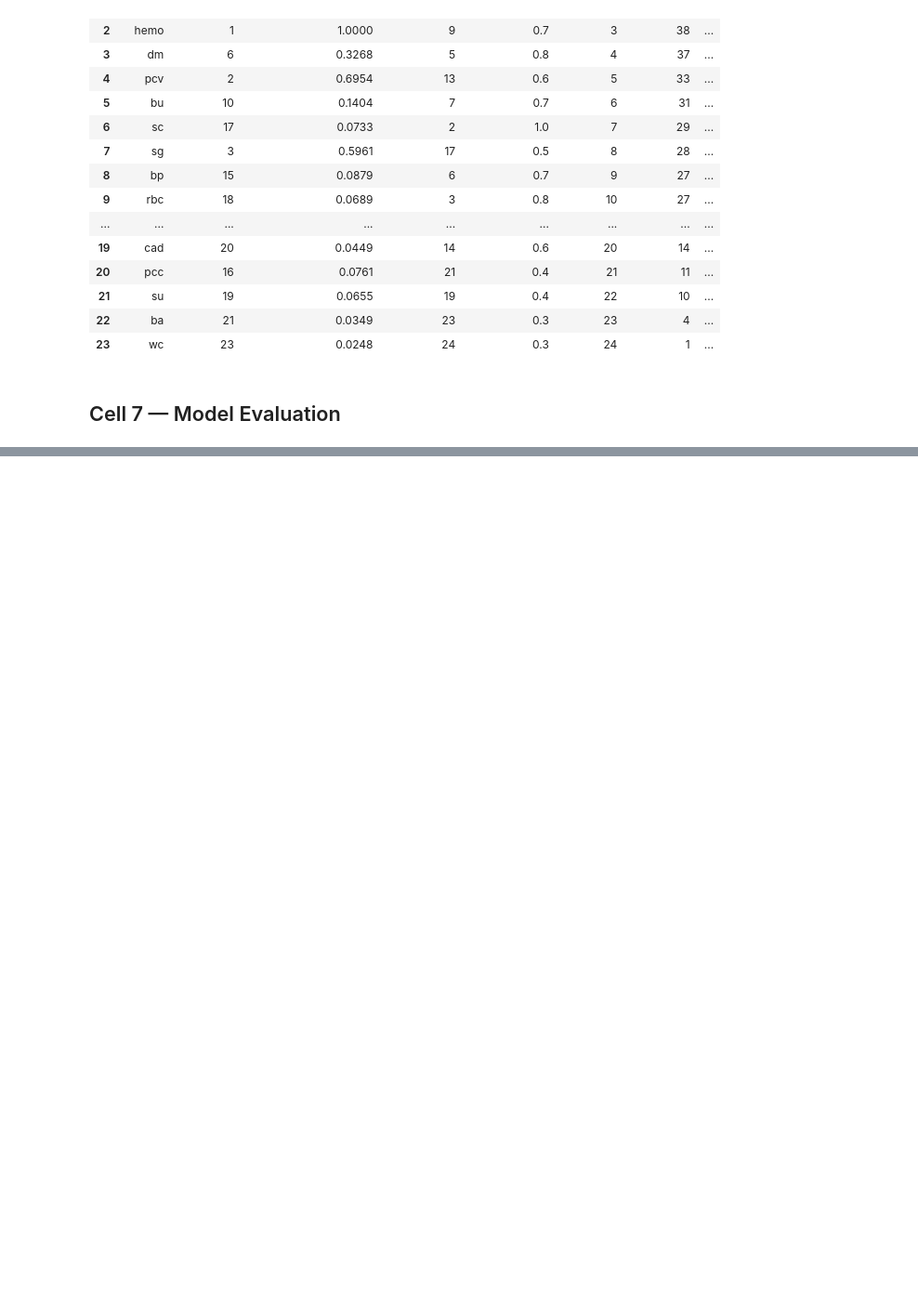
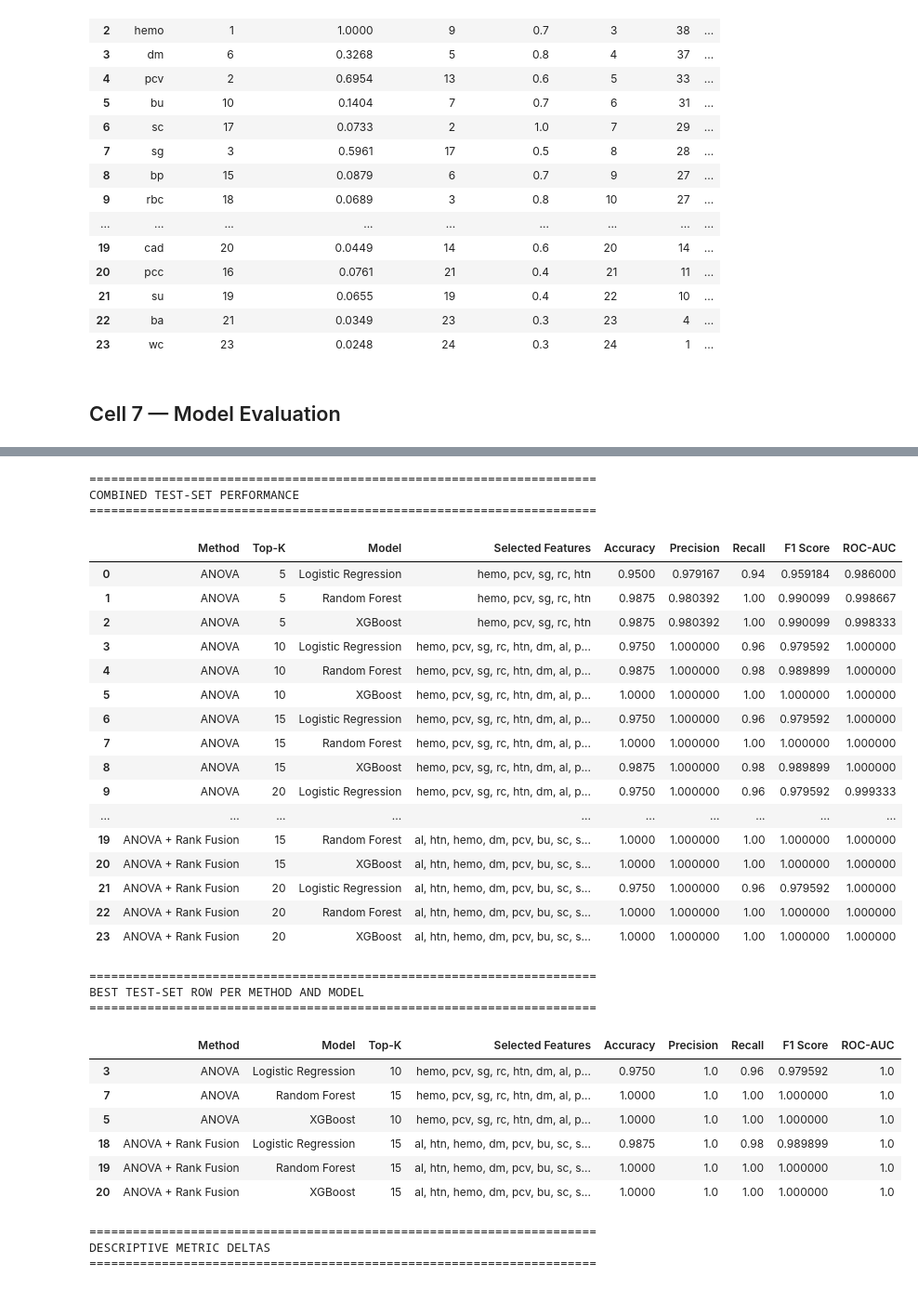
Before and after one commit to anandha-3679/msc_research, a Jupyter notebook: notebooks/angel/CKD/ckd_anova.ipynb, the cells around one changed output, grey strips where cells are left out. Shown at 93% size. Drawn from its saved outputs; the diff is of its cells as text; code cells hidden in the pictures; blank space fills up the shorter version.

```diff
--- a/notebooks/angel/CKD/ckd_anova.ipynb
+++ b/notebooks/angel/CKD/ckd_anova.ipynb
@@ -982,0 +1001,77 @@ Top-K Same: False
+# %%
+# =============================================================================
+# AGGREGATED RANK FUSION FINDINGS
+# =============================================================================
+
+# Keep the displayed method name aligned with this notebook's actual experiment.
+rank_fusion_results_df = rankfusion_results_df.copy()
+rank_fusion_results_df["Method"] = "ANOVA + Rank Fusion"
+
+comparison_df = pd.concat(
+    [results_df, rank_fusion_results_df],
+    ignore_index=True
+)
+
+metric_cols = ["Accuracy", "Precision", "Recall", "F1 Score", "ROC-AUC"]
+
+print("=" * 70)
+print("COMBINED TEST-SET PERFORMANCE")
+print("=" * 70)
+display(comparison_df)
+
+best_rows = (
+    comparison_df
+    .sort_values(metric_cols, ascending=False)
+    .groupby(["Method", "Model"], as_index=False)
+    .head(1)
+    .sort_values(["Method", "Model"])
+)
+
+print("=" * 70)
+print("BEST TEST-SET ROW PER METHOD AND MODEL")
+print("=" * 70)
+display(best_rows[["Method", "Model", "Top-K", "Selected Features"] + metric_cols])
+
+baseline_metrics = results_df.set_index(["Top-K", "Model"])[metric_cols]
+rank_fusion_metrics = rank_fusion_results_df.set_index(["Top-K", "Model"])[metric_cols]
+metric_delta = (rank_fusion_metrics - baseline_metrics).reset_index()
+metric_delta.insert(0, "Comparison", "Rank Fusion - ANOVA")
+
+print("=" * 70)
+print("DESCRIPTIVE METRIC DELTAS")
+print("=" * 70)
+display(metric_delta)
+# %% [output]
+======================================================================
+COMBINED TEST-SET PERFORMANCE
+======================================================================
+|  | Method | Top-K | Model | Selected Features | Accuracy | Precision | Recall | F1 Score | ROC-AUC |
+| 0 | ANOVA | 5 | Logistic Regression | hemo, pcv, sg, rc, htn | 0.9500 | 0.979167 | 0.94 | 0.959184 | 0.986000 |
+| 1 | ANOVA | 5 | Random Forest | hemo, pcv, sg, rc, htn | 0.9875 | 0.980392 | 1.00 | 0.990099 | 0.998667 |
+| 2 | ANOVA | 5 | XGBoost | hemo, pcv, sg, rc, htn | 0.9875 | 0.980392 | 1.00 | 0.990099 | 0.998333 |
+| 3 | ANOVA | 10 | Logistic Regression | hemo, pcv, sg, rc, htn, dm, al, p... | 0.9750 | 1.000000 | 0.96 | 0.979592 | 1.000000 |
+| 4 | ANOVA | 10 | Random Forest | hemo, pcv, sg, rc, htn, dm, al, p... | 0.9875 | 1.000000 | 0.98 | 0.989899 | 1.000000 |
+| 5 | ANOVA | 10 | XGBoost | hemo, pcv, sg, rc, htn, dm, al, p... | 1.0000 | 1.000000 | 1.00 | 1.000000 | 1.000000 |
+| 6 | ANOVA | 15 | Logistic Regression | hemo, pcv, sg, rc, htn, dm, al, p... | 0.9750 | 1.000000 | 0.96 | 0.979592 | 1.000000 |
+| 7 | ANOVA | 15 | Random Forest | hemo, pcv, sg, rc, htn, dm, al, p... | 1.0000 | 1.000000 | 1.00 | 1.000000 | 1.000000 |
+| 8 | ANOVA | 15 | XGBoost | hemo, pcv, sg, rc, htn, dm, al, p... | 0.9875 | 1.000000 | 0.98 | 0.989899 | 1.000000 |
+| 9 | ANOVA | 20 | Logistic Regression | hemo, pcv, sg, rc, htn, dm, al, p... | 0.9750 | 1.000000 | 0.96 | 0.979592 | 0.999333 |
+| ... | ... | ... | ... | ... | ... | ... | ... | ... | ... |
+| 19 | ANOVA + Rank Fusion | 15 | Random Forest | al, htn, hemo, dm, pcv, bu, sc, s... | 1.0000 | 1.000000 | 1.00 | 1.000000 | 1.000000 |
+| 20 | ANOVA + Rank Fusion | 15 | XGBoost | al, htn, hemo, dm, pcv, bu, sc, s... | 1.0000 | 1.000000 | 1.00 | 1.000000 | 1.000000 |
+| 21 | ANOVA + Rank Fusion | 20 | Logistic Regression | al, htn, hemo, dm, pcv, bu, sc, s... | 0.9750 | 1.000000 | 0.96 | 0.979592 | 1.000000 |
+| 22 | ANOVA + Rank Fusion | 20 | Random Forest | al, htn, hemo, dm, pcv, bu, sc, s... | 1.0000 | 1.000000 | 1.00 | 1.000000 | 1.000000 |
+| 23 | ANOVA + Rank Fusion | 20 | XGBoost | al, htn, hemo, dm, pcv, bu, sc, s... | 1.0000 | 1.000000 | 1.00 | 1.000000 | 1.000000 |
+======================================================================
+BEST TEST-SET ROW PER METHOD AND MODEL
+======================================================================
+|  | Method | Model | Top-K | Selected Features | Accuracy | Precision | Recall | F1 Score | ROC-AUC |
+| 3 | ANOVA | Logistic Regression | 10 | hemo, pcv, sg, rc, htn, dm, al, p... | 0.9750 | 1.0 | 0.96 | 0.979592 | 1.0 |
+| 7 | ANOVA | Random Forest | 15 | hemo, pcv, sg, rc, htn, dm, al, p... | 1.0000 | 1.0 | 1.00 | 1.000000 | 1.0 |
+| 5 | ANOVA | XGBoost | 10 | hemo, pcv, sg, rc, htn, dm, al, p... | 1.0000 | 1.0 | 1.00 | 1.000000 | 1.0 |
+| 18 | ANOVA + Rank Fusion | Logistic Regression | 15 | al, htn, hemo, dm, pcv, bu, sc, s... | 0.9875 | 1.0 | 0.98 | 0.989899 | 1.0 |
+| 19 | ANOVA + Rank Fusion | Random Forest | 15 | al, htn, hemo, dm, pcv, bu, sc, s... | 1.0000 | 1.0 | 1.00 | 1.000000 | 1.0 |
+| 20 | ANOVA + Rank Fusion | XGBoost | 15 | al, htn, hemo, dm, pcv, bu, sc, s... | 1.0000 | 1.0 | 1.00 | 1.000000 | 1.0 |
+======================================================================
+DESCRIPTIVE METRIC DELTAS
+======================================================================
```
Also changed, not shown: parts of 14 cells of this notebook, 2 other files.
